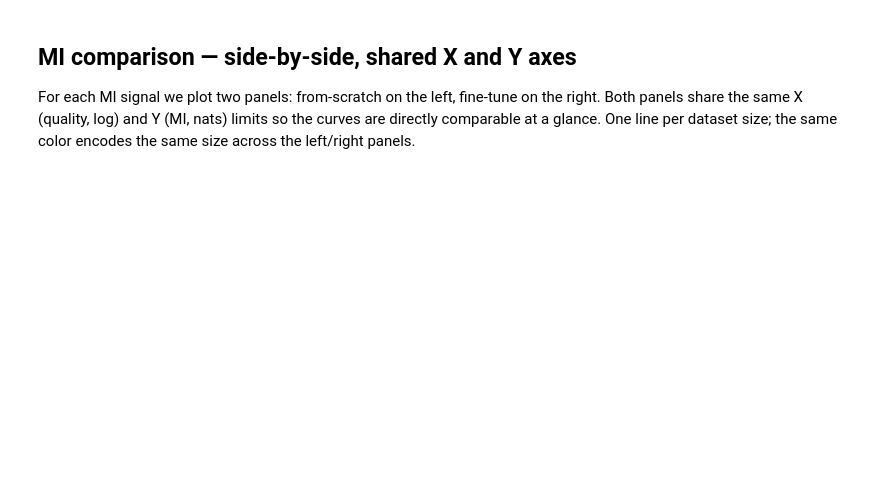
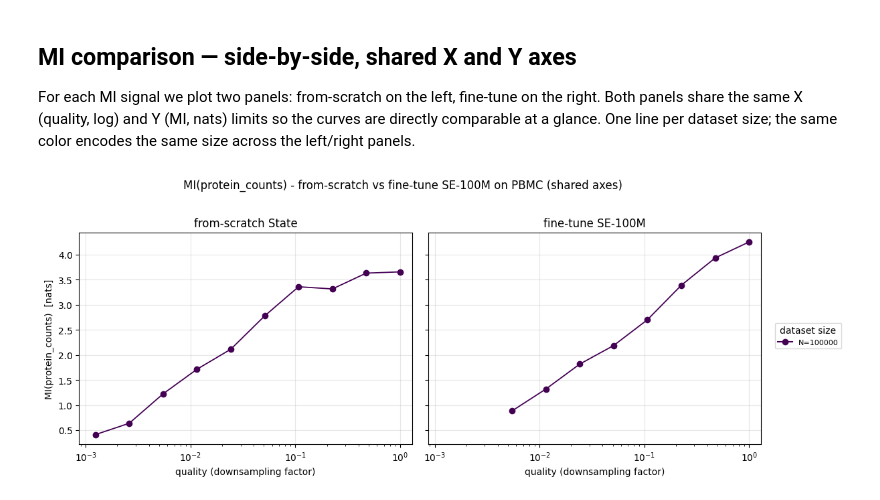
Before and after one commit to igor-sadalski/Scaling-up-measurement-noise-scaling-laws, a Jupyter notebook: analysis/2026-04-21_14-00_plotting_finetune_pretrained_state_pbmc_noise_scaling.ipynb, the cells around one changed output. Saved outputs shown, nothing was run; the diff lists cells and outputs as text; code cells hidden in the pictures; blank space fills up the shorter version.

```diff
--- a/analysis/2026-04-21_14-00_plotting_finetune_pretrained_state_pbmc_noise_scaling.ipynb
+++ b/analysis/2026-04-21_14-00_plotting_finetune_pretrained_state_pbmc_noise_scaling.ipynb
@@ -43,7 +43,6 @@ def _read_metrics(metrics_csv: Path):
 
 def _ft_metrics(size, quality):
     q_dir = FT_ROOT / str(size) / str(quality)
-    # Fine-tune script copies metrics.csv into loss/ via State._save_loss_curves.
     m = q_dir / 'loss' / 'metrics.csv'
     if m.exists():
         return _read_metrics(m)
@@ -81,13 +80,23 @@ def _mi(mi_root: Path):
     return out
 
 
+def _ft_mi_root(size, quality):
+    # Fine-tune compute script writes MI one level deeper than loss/checkpoints:
+    #   finetune_00/<size>/<quality>/<quality>/MI/<seed>/Y_<signal>_<quality>/
+    # Fall back to the flat layout in case a rerun writes MI alongside the loss dir.
+    nested = FT_ROOT / str(size) / str(quality) / str(quality) / 'MI' / str(MI_SEED)
+    if nested.is_dir():
+        return nested
+    return FT_ROOT / str(size) / str(quality) / 'MI' / str(MI_SEED)
+
+
 rows = []
 CURVES_FT   = {}   # (size, quality) -> (train_df, val_df)
 CURVES_SC   = {}
 
-sizes = sorted({int(p.name) for p in FT_ROOT.iterdir() if p.is_dir() and p.name.isdigit()}) if FT_ROOT.is_dir() else []
-if not sizes:
-    sizes = [100, 215, 464, 1000, 2154, 4641, 10000, 21544, 46415, 100000]
+# Only the largest size is relevant for this analysis; smaller dirs on disk are
+# leftovers from early debugging runs of the compute script.
+sizes = [100000]
 qualities_all = [0.0012346, 0.0025982, 0.0054682, 0.0115083, 0.02422,
                  0.050973, 0.1072766, 0.225772, 0.4751547, 1.0]
 
@@ -98,7 +107,7 @@ for size in sizes:
         CURVES_FT[(size, quality)] = (ft_tr, ft_va)
         CURVES_SC[(size, quality)] = (sc_tr, sc_va)
 
-        ft_mi = _mi(FT_ROOT / str(size) / str(quality) / 'MI' / str(MI_SEED))
+        ft_mi = _mi(_ft_mi_root(size, quality))
         sc_mi = _mi(SC_ROOT / str(size) / str(quality) / 'results' / 'State' / 'model' / 'MI' / str(MI_SEED))
         row = {'size': size, 'quality': quality}
         for s, v in ft_mi.items():
@@ -108,6 +117,7 @@ for size in sizes:
         rows.append(row)
 
 df = pd.DataFrame(rows).sort_values(['size', 'quality']).reset_index(drop=True)
-mi_signals = sorted({c.split('_', 2)[2] for c in df.columns if c.startswith(('ft_mi_', 'sc_mi_'))})
+# Only protein_counts is of interest in this notebook; celltype.l3 is dropped on purpose.
+mi_signals = ['protein_counts']
 print(f'{len(df)} cells   signals={mi_signals}   sizes={sizes}')
 df.head()
@@ -221,45 +348,55 @@ import matplotlib.pyplot as plt
 from matplotlib.cm import viridis
 from matplotlib.lines import Line2D
 
+# Single color per size (we only have one size here, but keep the machinery so
+# re-adding sizes later stays a one-line change).
 size_color = {s: viridis(i / max(1, len(sizes) - 1)) for i, s in enumerate(sizes)}
 
 for signal in mi_signals:
     ft_col, sc_col = f'ft_mi_{signal}', f'sc_mi_{signal}'
     if ft_col not in df.columns and sc_col not in df.columns:
+        print(f'  signal={signal!r}: no MI columns in df - skipping.')
         continue
 
-    # Shared axis limits across BOTH panels — computed once per signal.
+    # Shared axis limits - union of both panels' values for this signal.
     y_vals = pd.concat([df[ft_col].dropna() if ft_col in df.columns else pd.Series(dtype=float),
                         df[sc_col].dropna() if sc_col in df.columns else pd.Series(dtype=float)])
     if y_vals.empty:
-        print(f'  signal={signal!r}: no MI values on disk yet — skipping.')
+        print(f'  signal={signal!r}: no MI values on disk yet - skipping.')
         continue
     y_pad = (y_vals.max() - y_vals.min()) * 0.05 or 0.01
     y_lim = (float(y_vals.min()) - y_pad, float(y_vals.max()) + y_pad)
     x_lim = (min(qualities_all) * 0.7, max(qualities_all) * 1.3)
 
+    # sharex/sharey=True makes the two panels share axes objects; we then pin
+    # explicit limits on each so both frames match even when one panel is empty.
     fig, (ax_l, ax_r) = plt.subplots(1, 2, figsize=(11, 4.5), sharex=True, sharey=True)
     for ax, col, title in [(ax_l, sc_col, 'from-scratch State'),
                            (ax_r, ft_col, 'fine-tune SE-100M')]:
         if col not in df.columns:
-            ax.set_title(f'{title} — no MI column')
+            ax.set_title(f'{title} - no MI column')
             continue
         for size in sizes:
             sub = df[(df['size'] == size) & df[col].notna()].sort_values('quality')
             if sub.empty:
                 continue
             ax.plot(sub['quality'].values, sub[col].values,
                     marker='o', color=size_color[size], linewidth=1.3, label=f'N={size}')
         ax.set_xscale('log')
         ax.set_title(title)
         ax.set_xlabel('quality (downsampling factor)')
         ax.grid(alpha=0.3)
+
+    # Pin identical x and y limits on BOTH panels so the comparison is exact.
+    for ax in (ax_l, ax_r):
         ax.set_xlim(*x_lim)
         ax.set_ylim(*y_lim)
     ax_l.set_ylabel(f'MI({signal})  [nats]')
 
     handles = [Line2D([0], [0], color=size_color[s], marker='o', label=f'N={s}') for s in sizes]
     fig.legend(handles=handles, loc='center left', bbox_to_anchor=(1.0, 0.5), fontsize=8, title='dataset size')
-    fig.suptitle(f'MI({signal}) — from-scratch vs fine-tune SE-100M on PBMC (shared axes)', y=1.02)
+    fig.suptitle(f'MI({signal}) - from-scratch vs fine-tune SE-100M on PBMC (shared axes)', y=1.02)
     plt.tight_layout()
     plt.show()
+# %% [output]
+[figure, added]
```
Also changed, not shown: parts of 8 cells of this notebook, 9 other files.
